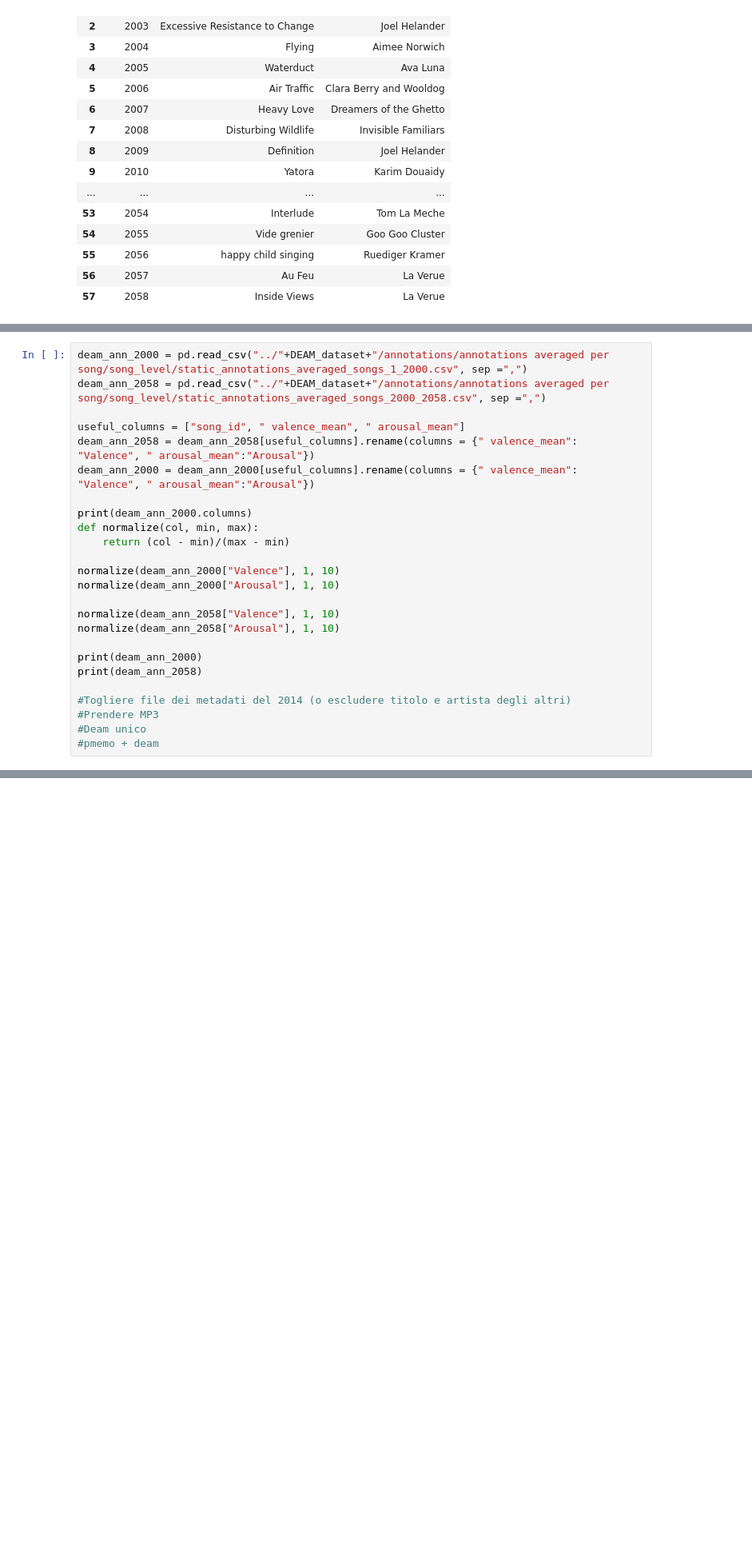
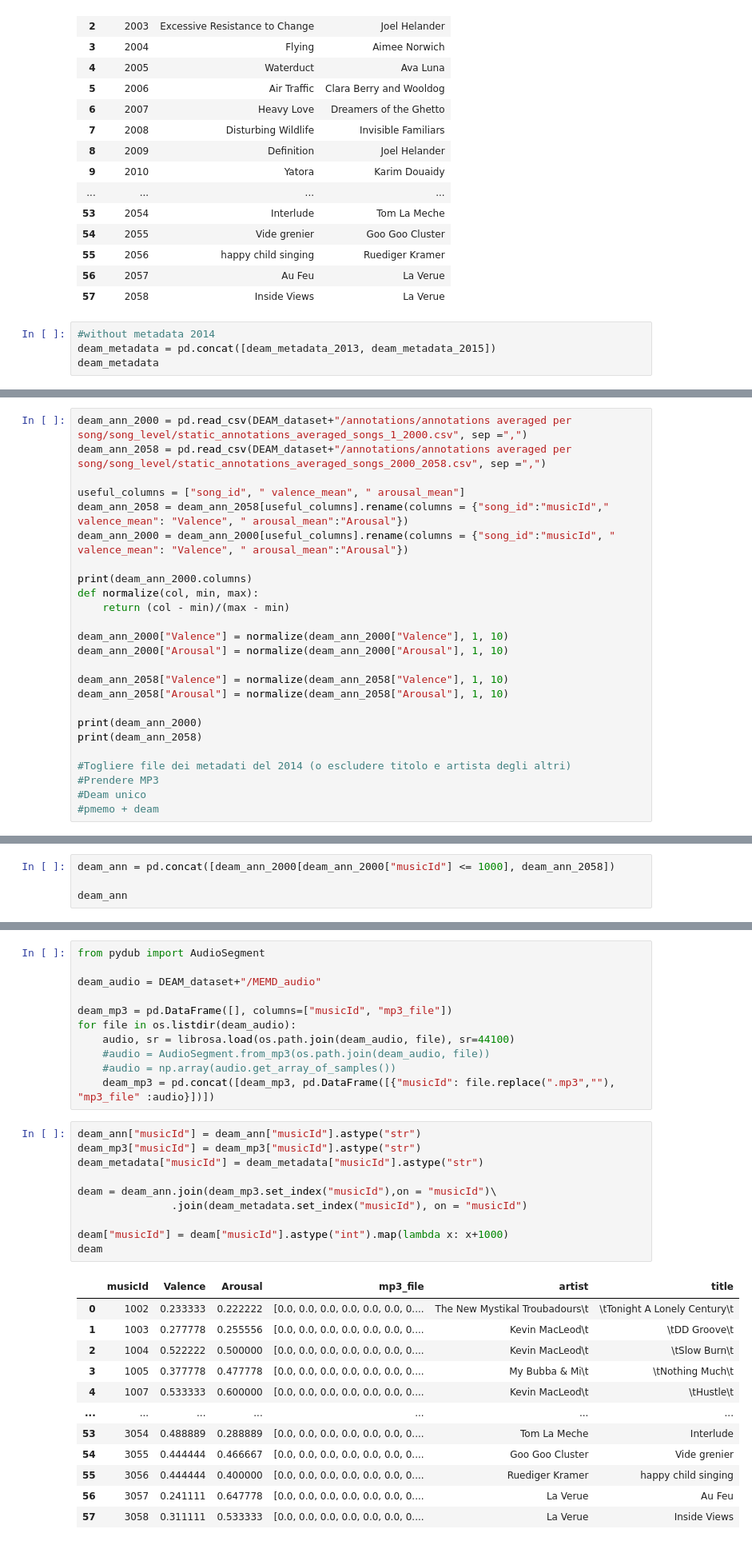
Before and after one commit to lukebella/Recommersion, a Jupyter notebook: data_management/manage_songs.ipynb, the cells around one changed output, grey strips where cells are left out. Shown at 80% size. Saved outputs shown, nothing was run; the diff lists cells and outputs as text; blank space fills up the shorter version.

Commit message:
Merged the two dataset and implemented the Eucl Distance

```diff
--- a/data_management/manage_songs.ipynb
+++ b/data_management/manage_songs.ipynb
@@ -129,3 +115,7 @@ deam_metadata_2015
 | 55 | 2056 | happy child singing | Ruediger Kramer |
 | 56 | 2057 | Au Feu | La Verue |
 | 57 | 2058 | Inside Views | La Verue |
+# %%
+#without metadata 2014
+deam_metadata = pd.concat([deam_metadata_2013, deam_metadata_2015])
+deam_metadata
@@ -132,20 +136,20 @@ deam_metadata_2015
 # %%
-deam_ann_2000 = pd.read_csv("../"+DEAM_dataset+"/annotations/annotations averaged per song/song_level/static_annotations_averaged_songs_1_2000.csv", sep =",")
-deam_ann_2058 = pd.read_csv("../"+DEAM_dataset+"/annotations/annotations averaged per song/song_level/static_annotations_averaged_songs_2000_2058.csv", sep =",")
+deam_ann_2000 = pd.read_csv(DEAM_dataset+"/annotations/annotations averaged per song/song_level/static_annotations_averaged_songs_1_2000.csv", sep =",")
+deam_ann_2058 = pd.read_csv(DEAM_dataset+"/annotations/annotations averaged per song/song_level/static_annotations_averaged_songs_2000_2058.csv", sep =",")
 
 useful_columns = ["song_id", " valence_mean", " arousal_mean"]
-deam_ann_2058 = deam_ann_2058[useful_columns].rename(columns = {" valence_mean": "Valence", " arousal_mean":"Arousal"})
-deam_ann_2000 = deam_ann_2000[useful_columns].rename(columns = {" valence_mean": "Valence", " arousal_mean":"Arousal"})
+deam_ann_2058 = deam_ann_2058[useful_columns].rename(columns = {"song_id":"musicId"," valence_mean": "Valence", " arousal_mean":"Arousal"})
+deam_ann_2000 = deam_ann_2000[useful_columns].rename(columns = {"song_id":"musicId", " valence_mean": "Valence", " arousal_mean":"Arousal"})
 
 print(deam_ann_2000.columns)
 def normalize(col, min, max):
     return (col - min)/(max - min)
 
-normalize(deam_ann_2000["Valence"], 1, 10)
-normalize(deam_ann_2000["Arousal"], 1, 10)
+deam_ann_2000["Valence"] = normalize(deam_ann_2000["Valence"], 1, 10)
+deam_ann_2000["Arousal"] = normalize(deam_ann_2000["Arousal"], 1, 10)
 
-normalize(deam_ann_2058["Valence"], 1, 10)
-normalize(deam_ann_2058["Arousal"], 1, 10)
+deam_ann_2058["Valence"] = normalize(deam_ann_2058["Valence"], 1, 10)
+deam_ann_2058["Arousal"] = normalize(deam_ann_2058["Arousal"], 1, 10)
 
 print(deam_ann_2000)
 print(deam_ann_2058)
@@ -174,0 +179,4 @@ Index(['song_id', 'Valence', 'Arousal'], dtype='object')
+# %%
+deam_ann = pd.concat([deam_ann_2000[deam_ann_2000["musicId"] <= 1000], deam_ann_2058])
+
+deam_ann
@@ -174,0 +197,34 @@ Index(['song_id', 'Valence', 'Arousal'], dtype='object')
+# %%
+from pydub import AudioSegment
+
+deam_audio = DEAM_dataset+"/MEMD_audio"
+
+deam_mp3 = pd.DataFrame([], columns=["musicId", "mp3_file"])
+for file in os.listdir(deam_audio):
+    audio, sr = librosa.load(os.path.join(deam_audio, file), sr=44100)
+    #audio = AudioSegment.from_mp3(os.path.join(deam_audio, file))
+    #audio = np.array(audio.get_array_of_samples())
+    deam_mp3 = pd.concat([deam_mp3, pd.DataFrame([{"musicId": file.replace(".mp3",""), "mp3_file" :audio}])])
+# %%
+deam_ann["musicId"] = deam_ann["musicId"].astype("str")
+deam_mp3["musicId"] = deam_mp3["musicId"].astype("str")
+deam_metadata["musicId"] = deam_metadata["musicId"].astype("str")
+
+deam = deam_ann.join(deam_mp3.set_index("musicId"),on = "musicId")\
+               .join(deam_metadata.set_index("musicId"), on = "musicId")
+
+deam["musicId"] = deam["musicId"].astype("int").map(lambda x: x+1000)
+deam
+# %% [output]
+|  | musicId | Valence | Arousal | mp3_file | artist | title |
+| 0 | 1002 | 0.233333 | 0.222222 | [0.0, 0.0, 0.0, 0.0, 0.0, 0.0, 0.... | The New Mystikal Troubadours\t | \tTonight A Lonely Century\t |
+| 1 | 1003 | 0.277778 | 0.255556 | [0.0, 0.0, 0.0, 0.0, 0.0, 0.0, 0.... | Kevin MacLeod\t | \tDD Groove\t |
+| 2 | 1004 | 0.522222 | 0.500000 | [0.0, 0.0, 0.0, 0.0, 0.0, 0.0, 0.... | Kevin MacLeod\t | \tSlow Burn\t |
+| 3 | 1005 | 0.377778 | 0.477778 | [0.0, 0.0, 0.0, 0.0, 0.0, 0.0, 0.... | My Bubba & Mi\t | \tNothing Much\t |
+| 4 | 1007 | 0.533333 | 0.600000 | [0.0, 0.0, 0.0, 0.0, 0.0, 0.0, 0.... | Kevin MacLeod\t | \tHustle\t |
+| ... | ... | ... | ... | ... | ... | ... |
+| 53 | 3054 | 0.488889 | 0.288889 | [0.0, 0.0, 0.0, 0.0, 0.0, 0.0, 0.... | Tom La Meche | Interlude |
+| 54 | 3055 | 0.444444 | 0.466667 | [0.0, 0.0, 0.0, 0.0, 0.0, 0.0, 0.... | Goo Goo Cluster | Vide grenier |
+| 55 | 3056 | 0.444444 | 0.400000 | [0.0, 0.0, 0.0, 0.0, 0.0, 0.0, 0.... | Ruediger Kramer | happy child singing |
+| 56 | 3057 | 0.241111 | 0.647778 | [0.0, 0.0, 0.0, 0.0, 0.0, 0.0, 0.... | La Verue | Au Feu |
+| 57 | 3058 | 0.311111 | 0.533333 | [0.0, 0.0, 0.0, 0.0, 0.0, 0.0, 0.... | La Verue | Inside Views |
```
Also changed, not shown: parts of 11 cells of this notebook, 3 other files.
